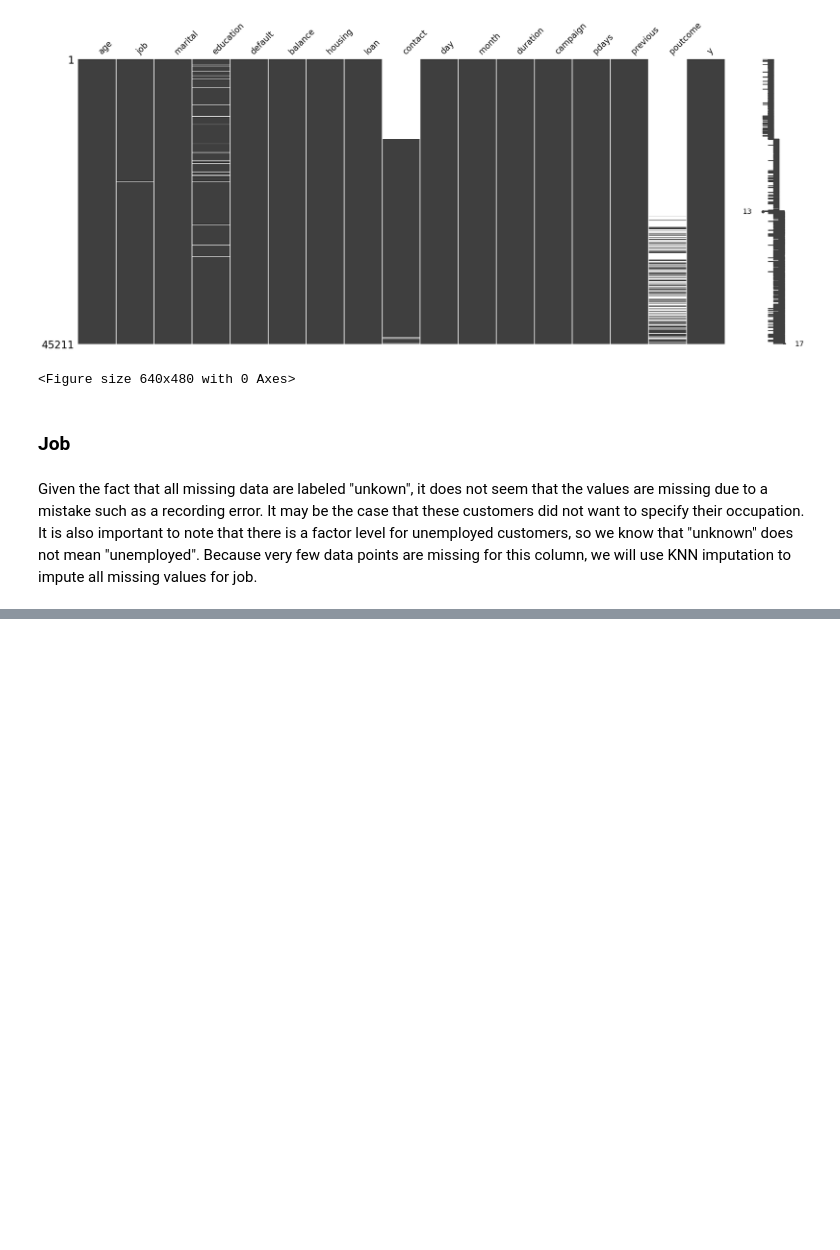
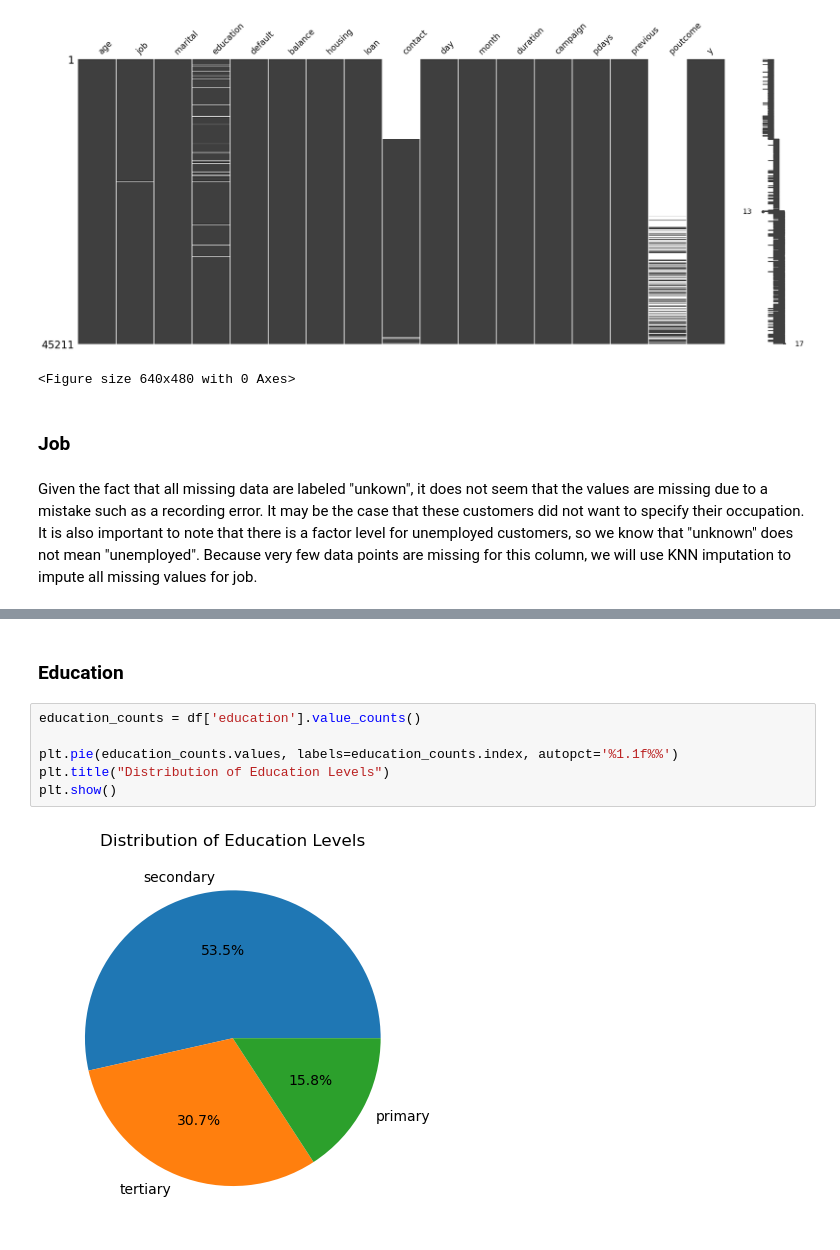
Before and after one commit to colew658/bank_marketing_eda, a Jupyter notebook: eda_lab.ipynb, the cells around one changed output, grey strips where cells are left out. Cells and saved outputs as stored; diff of their text form; blank space fills up the shorter version.

```diff
--- a/eda_lab.ipynb
+++ b/eda_lab.ipynb
@@ -155,0 +218,10 @@ Given the fact that all missing data are labeled "unkown", it does not seem that
+# %% [markdown]
+### Education
+# %%
+education_counts = df['education'].value_counts()
+
+plt.pie(education_counts.values, labels=education_counts.index, autopct='%1.1f%%')
+plt.title("Distribution of Education Levels")
+plt.show()
+# %% [output]
+[figure, added]
```
Also changed, not shown: parts of 21 cells of this notebook.
